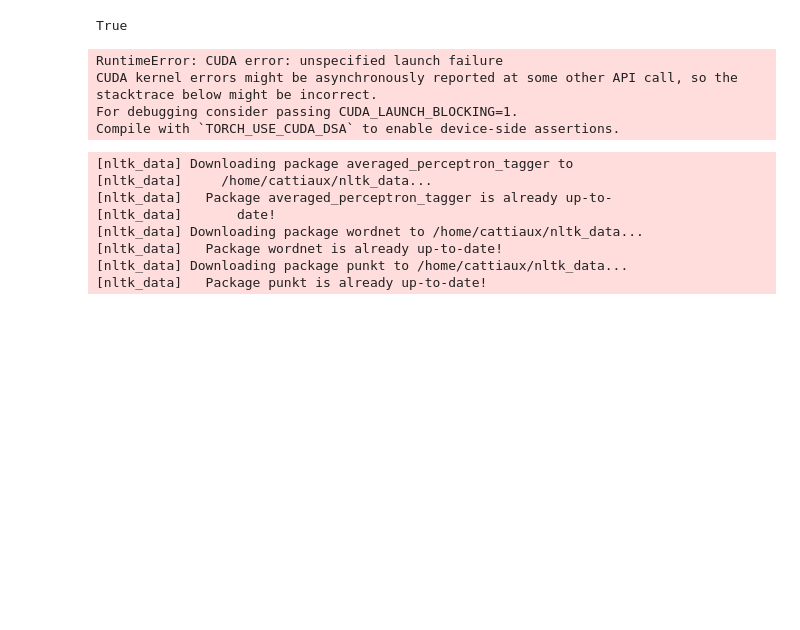
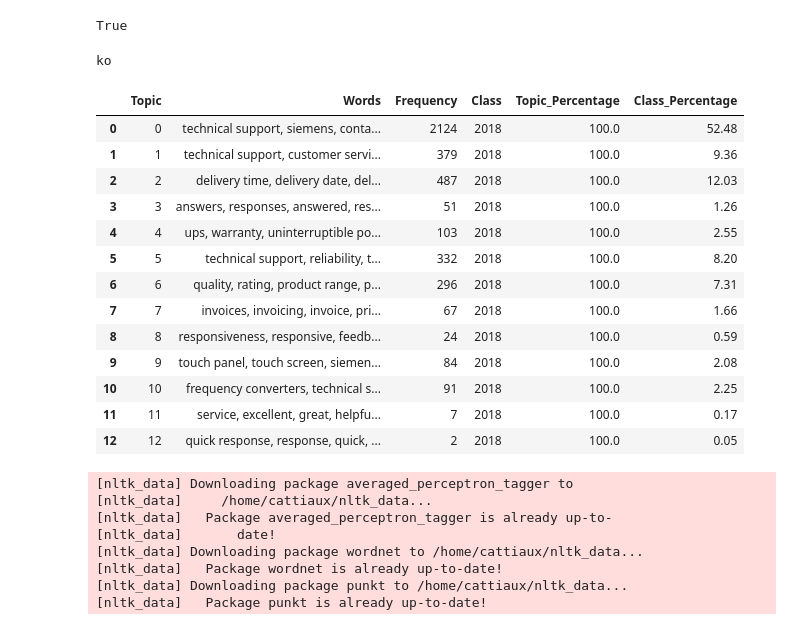
Before and after one commit to rachidje/wassati_bertopic, a Jupyter notebook: notebooks/schneider_0shot.ipynb, the cells around one changed output. Saved outputs shown, nothing was run; the diff lists cells and outputs as text; code cells hidden in the pictures; blank space fills up the shorter version.

```diff
--- a/notebooks/schneider_0shot.ipynb
+++ b/notebooks/schneider_0shot.ipynb
@@ -383,6 +385,13 @@ def load_bertopic_model(filename):
     return topic_model, topics, probs, embeddings, docs
 
 topic_model, topics, probs, embeddings, docs = load_bertopic_model('../models/raw_keybert_bertopic_model')
+# %%
+if topic_model_merged.custom_labels_ is None:
+    print("ok")
+else :
+    print("ko")
+# %% [output]
+ko
 # %%
 def create_merged_model(docs, bertopic_model, topics_to_merge_dict, label_names_dict):
     """
@@ -940,3 +1032,22 @@ def save_graph_html(fig, path, name):
         os.makedirs(path)
 
     return fig.write_html(path+"/"+name+".html")
+# %%
+df_test = topic_model_merged.topics_per_class(df4["processed_data"].astype(str).tolist(), classes=df4["year"].to_list())
+df_filtered = df_test[(df_test['Class'] == 2018) & (df_test['Topic'] != -1)]
+add_percentage(df_filtered, topic_col='Topic', freq_col='Frequency')
+# %% [output]
+|  | Topic | Words | Frequency | Class | Topic_Percentage | Class_Percentage |
+| 0 | 0 | technical support, siemens, conta... | 2124 | 2018 | 100.0 | 52.48 |
+| 1 | 1 | technical support, customer servi... | 379 | 2018 | 100.0 | 9.36 |
+| 2 | 2 | delivery time, delivery date, del... | 487 | 2018 | 100.0 | 12.03 |
+| 3 | 3 | answers, responses, answered, res... | 51 | 2018 | 100.0 | 1.26 |
+| 4 | 4 | ups, warranty, uninterruptible po... | 103 | 2018 | 100.0 | 2.55 |
+| 5 | 5 | technical support, reliability, t... | 332 | 2018 | 100.0 | 8.20 |
+| 6 | 6 | quality, rating, product range, p... | 296 | 2018 | 100.0 | 7.31 |
+| 7 | 7 | invoices, invoicing, invoice, pri... | 67 | 2018 | 100.0 | 1.66 |
+| 8 | 8 | responsiveness, responsive, feedb... | 24 | 2018 | 100.0 | 0.59 |
+| 9 | 9 | touch panel, touch screen, siemen... | 84 | 2018 | 100.0 | 2.08 |
+| 10 | 10 | frequency converters, technical s... | 91 | 2018 | 100.0 | 2.25 |
+| 11 | 11 | service, excellent, great, helpfu... | 7 | 2018 | 100.0 | 0.17 |
+| 12 | 12 | quick response, response, quick, ... | 2 | 2018 | 100.0 | 0.05 |
@@ -954,18 +1087,13 @@ fig = create_chart_per_class(df4, topic_model_merged, "sentiment_label",
                              sortedBy="Frequency",
                              orient="v",
                              custom_labels=True,
-                             use_percentage=True,
+                             percentage_by="Class",
                              title="Topics per Sentiment",
                              width=500, height=750)
 
 # Save the figure as an HTML file
-# save_graph_html(fig, "../data/graphs/Sentiment_Analysis/by_sentiment/repartition_per_topic/global", "model_merged_per_sentiment_pct")
-fig
+# save_graph_html(fig, "../data/graphs/Sentiment_Analysis/by_sentiment/repartition_per_topic/global", "model_merged_per_sentiment")
+# fig
-# %% [output]
-RuntimeError: CUDA error: unspecified launch failure
-CUDA kernel errors might be asynchronously reported at some other API call, so the stacktrace below might be incorrect.
-For debugging consider passing CUDA_LAUNCH_BLOCKING=1.
-Compile with `TORCH_USE_CUDA_DSA` to enable device-side assertions.
 # %%
 ### Graph barchart topics by emotion
 
```
Also changed, not shown: parts of 10 cells of this notebook, 1 other file.
